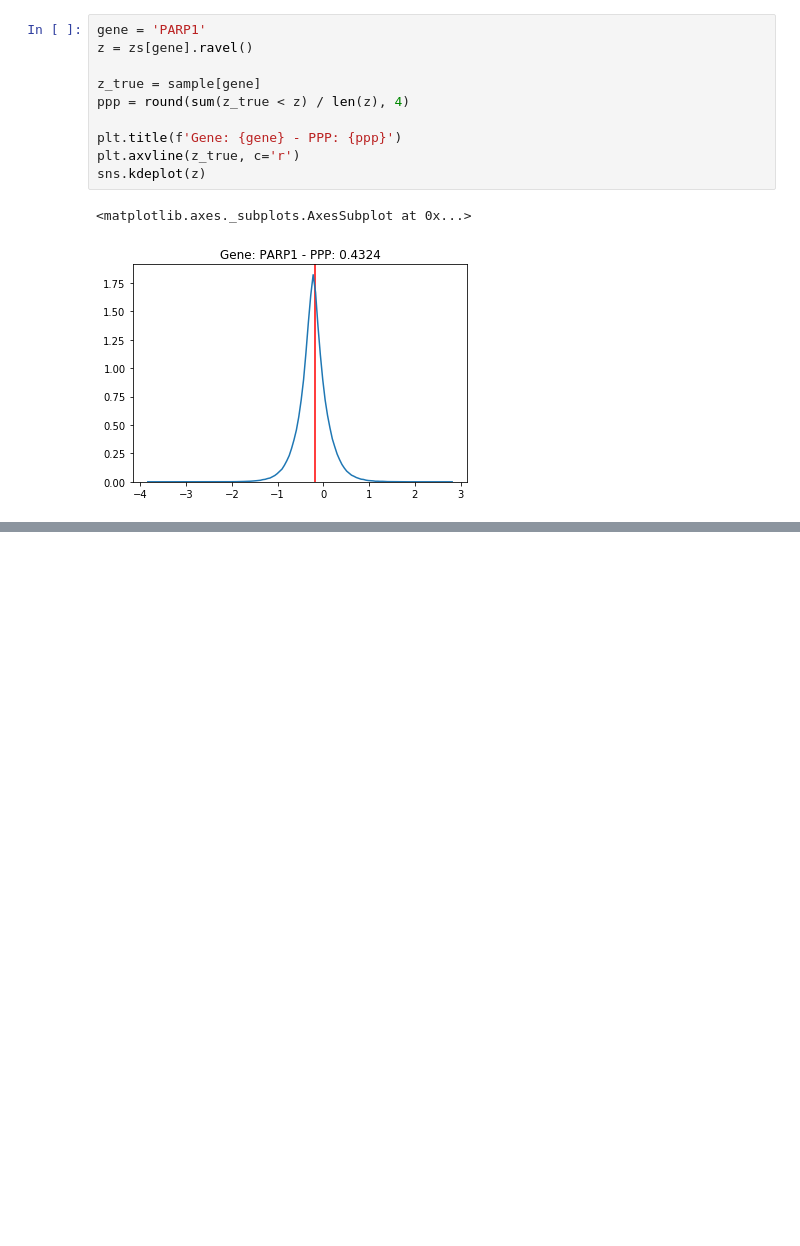
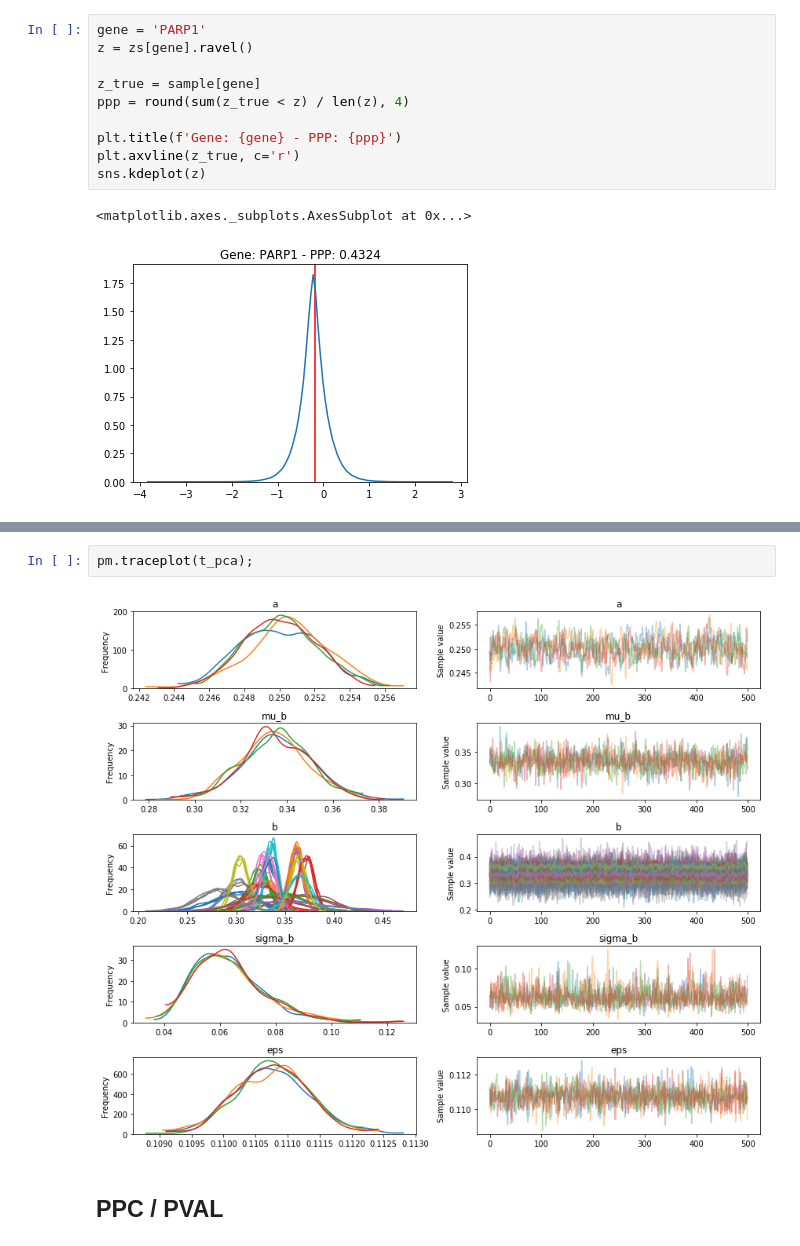
Before and after one commit to jvivian/Bayesian-Outlier-Model, a Jupyter notebook: notebooks/Old-Notebooks/Train-on-Dimensionality-Reduced-Genes.ipynb, the cells around one changed output, grey strips where cells are left out. Cells and saved outputs as stored; diff of their text form; blank space fills up the shorter version.

```diff
--- a/notebooks/Train-on-Dimensionality-Reduced-Genes.ipynb
+++ b/notebooks/Old-Notebooks/Train-on-Dimensionality-Reduced-Genes.ipynb
@@ -543,0 +638,6 @@ sns.kdeplot(z)
+# %%
+pm.traceplot(t_pca);
+# %% [output]
+[figure, added]
+# %% [markdown]
+## PPC / PVAL
```
Also changed, not shown: parts of 29 cells of this notebook, 4 other files.
